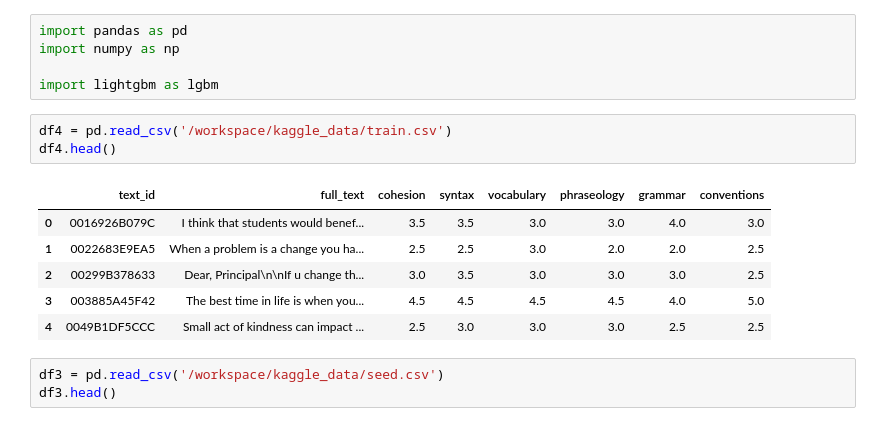
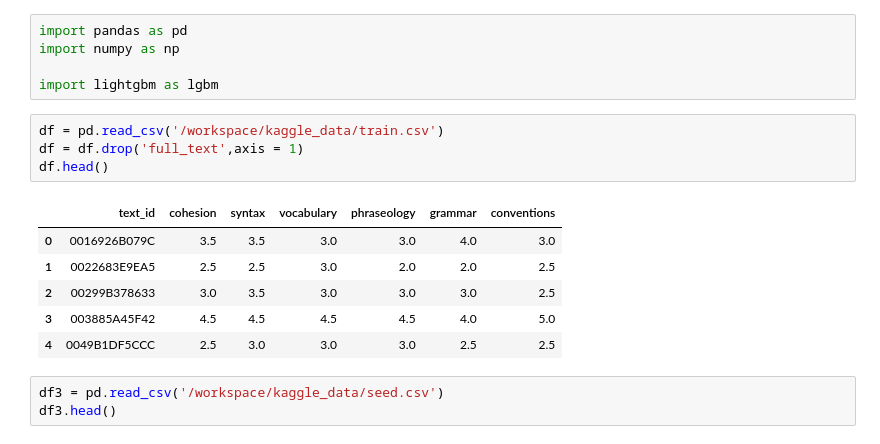
Before and after one commit to fuyu-quant/kaggle-Feedback-English-Language-Learning, a Jupyter notebook: ipynb/LightGBM.ipynb, the cells around one changed output. Cells and saved outputs as stored; diff of their text form.

```diff
--- a/ipynb/LightGBM.ipynb
+++ b/ipynb/LightGBM.ipynb
@@ -6,15 +6,16 @@ import numpy as np
 
 import lightgbm as lgbm
 # %%
-df4 = pd.read_csv('/workspace/kaggle_data/train.csv')
-df4.head()
+df = pd.read_csv('/workspace/kaggle_data/train.csv')
+df = df.drop('full_text',axis = 1)
+df.head()
 # %% [output]
-|  | text_id | full_text | cohesion | syntax | vocabulary | phraseology | grammar | conventions |
-| 0 | 0016926B079C | I think that students would benef... | 3.5 | 3.5 | 3.0 | 3.0 | 4.0 | 3.0 |
-| 1 | 0022683E9EA5 | When a problem is a change you ha... | 2.5 | 2.5 | 3.0 | 2.0 | 2.0 | 2.5 |
-| 2 | 00299B378633 | Dear, Principal\n\nIf u change th... | 3.0 | 3.5 | 3.0 | 3.0 | 3.0 | 2.5 |
-| 3 | 003885A45F42 | The best time in life is when you... | 4.5 | 4.5 | 4.5 | 4.5 | 4.0 | 5.0 |
-| 4 | 0049B1DF5CCC | Small act of kindness can impact ... | 2.5 | 3.0 | 3.0 | 3.0 | 2.5 | 2.5 |
+|  | text_id | cohesion | syntax | vocabulary | phraseology | grammar | conventions |
+| 0 | 0016926B079C | 3.5 | 3.5 | 3.0 | 3.0 | 4.0 | 3.0 |
+| 1 | 0022683E9EA5 | 2.5 | 2.5 | 3.0 | 2.0 | 2.0 | 2.5 |
+| 2 | 00299B378633 | 3.0 | 3.5 | 3.0 | 3.0 | 3.0 | 2.5 |
+| 3 | 003885A45F42 | 4.5 | 4.5 | 4.5 | 4.5 | 4.0 | 5.0 |
+| 4 | 0049B1DF5CCC | 2.5 | 3.0 | 3.0 | 3.0 | 2.5 | 2.5 |
 # %%
 df3 = pd.read_csv('/workspace/kaggle_data/seed.csv')
 df3.head()
```
Also changed, not shown: parts of 11 cells of this notebook.
